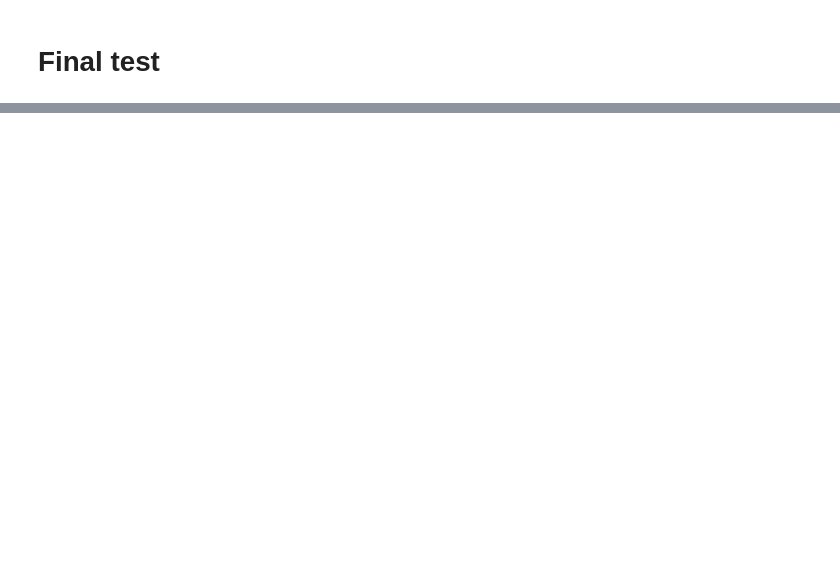
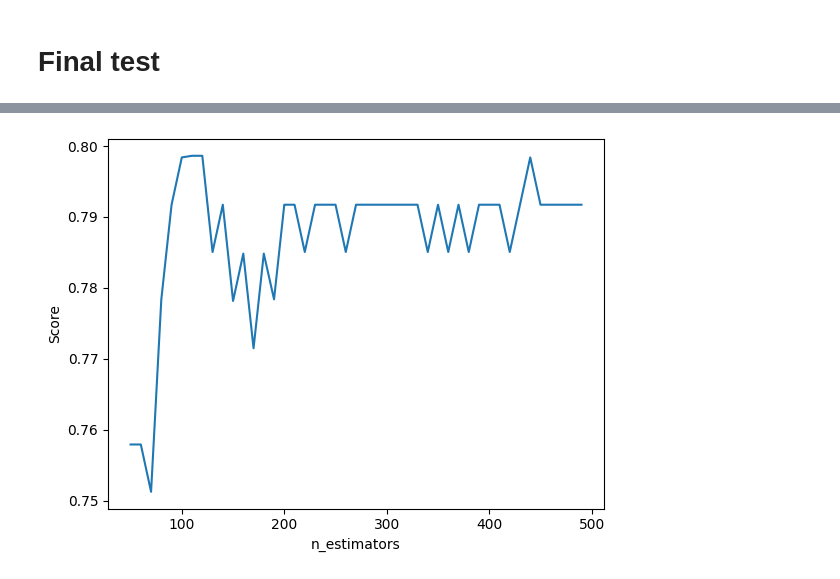
Before and after one commit to tchojnacki/uni-sem-6-ai, a Jupyter notebook: classification/glass.ipynb, the cells around one changed output, grey strips where cells are left out. Cells and saved outputs as stored; diff of their text form; code cells hidden in the pictures; blank space fills up the shorter version.

```diff
--- a/classification/glass.ipynb
+++ b/classification/glass.ipynb
@@ -253,3 +258,14 @@ Pipeline(steps=[('knnimputer', KNNImputer(n_neighbors=2)),
+# %%
+res = final_grid.cv_results_
+plt.plot(
+    res["param_randomforestclassifier__n_estimators"],
+    res["mean_test_score"]
+)
+plt.xlabel("n_estimators")
+plt.ylabel("Score")
+plt.show()
+# %% [output]
+[figure, added]
 # %%
 final_estimator.fit(X_train, Y_train)
 predictions = final_estimator.predict(X_test)
```
Also changed, not shown: parts of 6 cells of this notebook.
